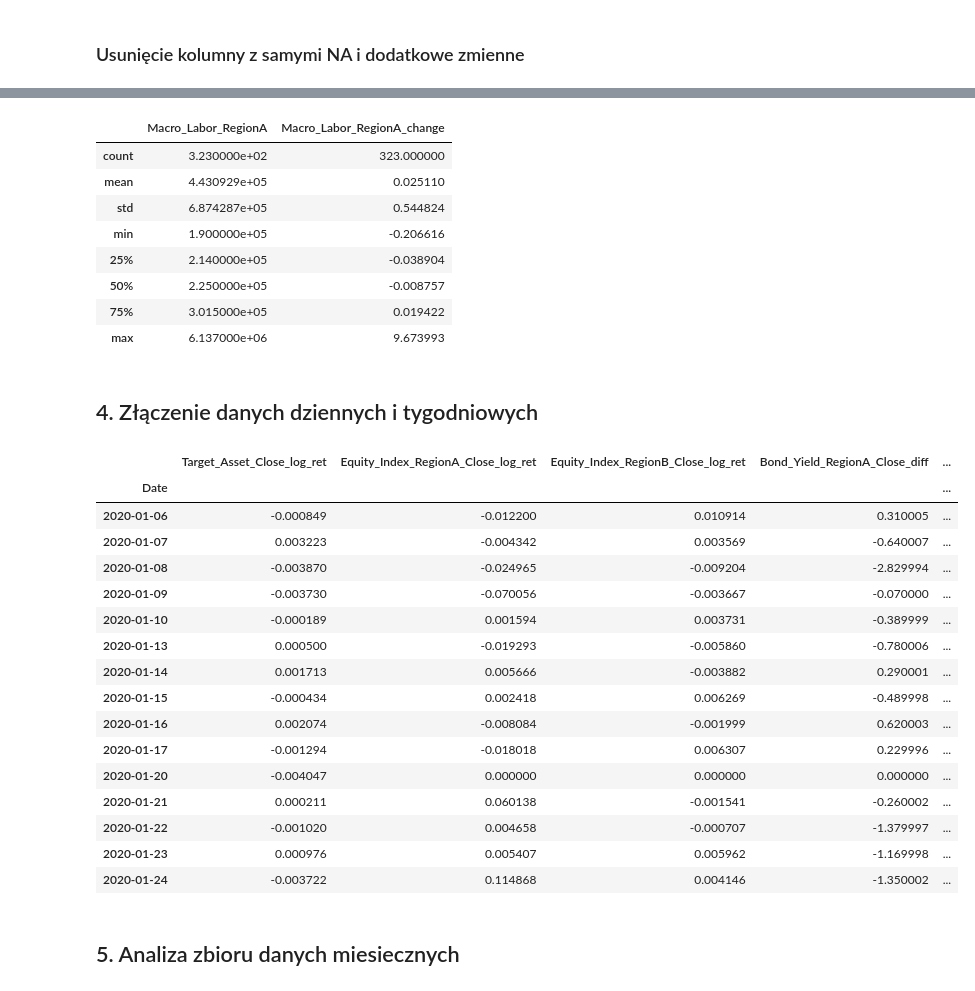
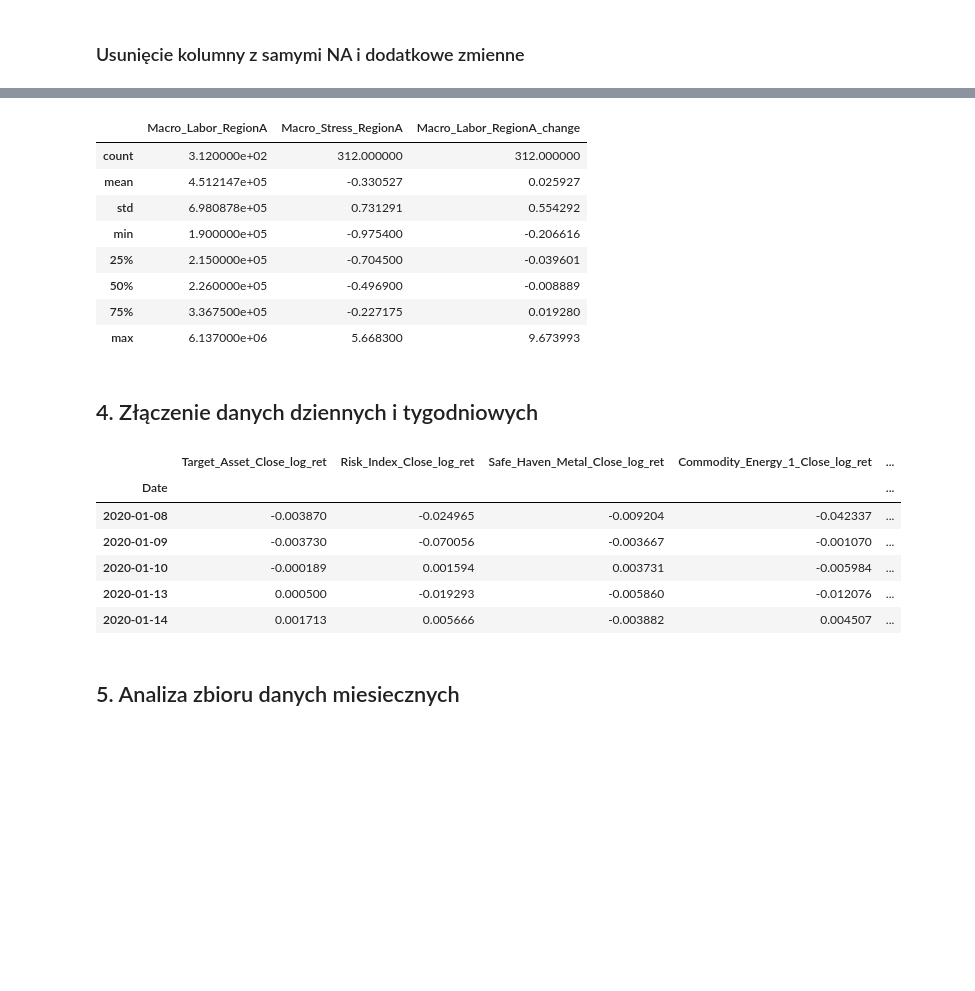
Before and after one commit to kacperskora/BICC_2026, a Jupyter notebook: notebooks/01_data_processing.ipynb, the cells around one changed output, grey strips where cells are left out. Cells and saved outputs as stored; diff of their text form; code cells hidden in the pictures; blank space fills up the shorter version.

```diff
--- a/notebooks/01_data_processing.ipynb
+++ b/notebooks/01_data_processing.ipynb
@@ -83,25 +83,5 @@ memory usage: 267.3 KB
 None
 # %%
-# zmiana nazw kolumn
-daily_mapping = {
-    'Unnamed: 1': 'Target_Asset_Close',
-    'Unnamed: 2': 'Target_Asset_Volume',
-    'Unnamed: 3': 'Equity_Index_RegionA_Close',
-    'Unnamed: 4': 'Equity_Index_RegionA_Volume',
-    'Unnamed: 5': 'Equity_Index_RegionB_Close',
-    'Unnamed: 6': 'Equity_Index_RegionB_Volume',
-    'Unnamed: 7': 'Bond_Yield_RegionA_Close',
-    'Unnamed: 8': 'Bond_Yield_RegionA_Volume',
-    'Unnamed: 9': 'Commodity_Energy_1_Close',
-    'Unnamed: 10': 'Commodity_Energy_1_Volume',
-    'Unnamed: 11': 'Safe_Haven_Metal_Close',
-    'Unnamed: 12': 'Safe_Haven_Metal_Volume',
-    'Unnamed: 13': 'Risk_Index_Close',
-    'Unnamed: 14': 'Risk_Index_Volume'
-}
-
-# Zmiana nazw
-data_daily.rename(columns=daily_mapping, inplace=True)
 
 # Czyszczenie: wypełnianie luk w cenach ( Close ) zgodnie z instrukcją
 close_cols = [col for col in data_daily.columns if '_Close' in col]
@@ -159,6 +139,6 @@ data_daily.describe()
 # %%
 # usuniecie danych z pustymi wolumenami (0 lub NA)
-data_daily = data_daily.drop(columns=['Target_Asset_Volume', 'Equity_Index_RegionA_Volume', 'Commodity_Energy_1_Volume', 'Commodity_Energy_2_Volume', 'Supply_Chain_Index_Volume', 'ESG_Asset_Volume'])
+data_daily = data_daily.drop(columns=['Risk_Index_Volume', 'Bond_Yield_RegionA_Volume', 'Supply_Chain_Index_Volume'])
 # %%
 # analiza brakow danych
 
@@ -226,9 +204,3 @@ memory usage: 139.7 KB
-# %%
-# T+1 Target
-df_returns['TARGET_Next_Day_Ret'] = df_returns['Target_Asset_Close_log_ret'].shift(-1)
-
-# Usuwamy ostatni wiersz (bo nie ma jutra)
-df_returns = df_returns.dropna()
 # %% [markdown]
 ## 3. Analiza zbioru danych tygodniowych ##
 # %% [markdown]
@@ -261,10 +233,7 @@ memory usage: 7.6 KB
 data_weekly_processed = data_weekly.copy()
 
 # dodatkowa zmienna - zmiana procentowa zatrudnienia
-data_weekly_processed['Macro_Labor_RegionA_change'] = (data_weekly_processed['Macro_Labor_RegionA'] - data_weekly_processed['Macro_Labor_RegionA'].shift(1))/data_weekly_processed['Macro_Labor_RegionA'].shift(1)
-
-# usunięcie NA
-data_weekly_processed.drop(columns = ['Macro_Stress_RegionA'], inplace = True)
+data_weekly_processed['Macro_Labor_RegionA_change'] = data_weekly_processed['Macro_Labor_RegionA'].pct_change()
 
 data_weekly_processed.dropna(inplace = True)
 data_weekly_processed.head()
@@ -279,15 +248,15 @@ data_weekly_processed.head()
 # %%
 data_weekly_processed.describe()
 # %% [output]
-|  | Macro_Labor_RegionA | Macro_Labor_RegionA_change |
-| count | 3.230000e+02 | 323.000000 |
-| mean | 4.430929e+05 | 0.025110 |
-| std | 6.874287e+05 | 0.544824 |
-| min | 1.900000e+05 | -0.206616 |
-| 25% | 2.140000e+05 | -0.038904 |
-| 50% | 2.250000e+05 | -0.008757 |
-| 75% | 3.015000e+05 | 0.019422 |
-| max | 6.137000e+06 | 9.673993 |
+|  | Macro_Labor_RegionA | Macro_Stress_RegionA | Macro_Labor_RegionA_change |
+| count | 3.120000e+02 | 312.000000 | 312.000000 |
+| mean | 4.512147e+05 | -0.330527 | 0.025927 |
+| std | 6.980878e+05 | 0.731291 | 0.554292 |
+| min | 1.900000e+05 | -0.975400 | -0.206616 |
+| 25% | 2.150000e+05 | -0.704500 | -0.039601 |
+| 50% | 2.260000e+05 | -0.496900 | -0.008889 |
+| 75% | 3.367500e+05 | -0.227175 | 0.019280 |
+| max | 6.137000e+06 | 5.668300 | 9.673993 |
 # %% [markdown]
 ## 4. Złączenie danych dziennych i tygodniowych ##
 # %%
@@ -310,25 +279,15 @@ df_combined = pd.merge_asof(
 # Dane tygodniowe "wskakują" raz na tydzień, przez resztę dni musimy je powtarzać.
 df_combined['Macro_Labor_RegionA_change'] = df_combined['Macro_Labor_RegionA_change'].ffill()
 # %%
-df_combined.head(15)
+df_combined.head()
 # %% [output]
-|  | Target_Asset_Close_log_ret | Equity_Index_RegionA_Close_log_ret | Equity_Index_RegionB_Close_log_ret | Bond_Yield_RegionA_Close_diff | ... |
+|  | Target_Asset_Close_log_ret | Risk_Index_Close_log_ret | Safe_Haven_Metal_Close_log_ret | Commodity_Energy_1_Close_log_ret | ... |
 | Date |  |  |  |  | ... |
-| 2020-01-06 | -0.000849 | -0.012200 | 0.010914 | 0.310005 | ... |
-| 2020-01-07 | 0.003223 | -0.004342 | 0.003569 | -0.640007 | ... |
-| 2020-01-08 | -0.003870 | -0.024965 | -0.009204 | -2.829994 | ... |
-| 2020-01-09 | -0.003730 | -0.070056 | -0.003667 | -0.070000 | ... |
-| 2020-01-10 | -0.000189 | 0.001594 | 0.003731 | -0.389999 | ... |
-| 2020-01-13 | 0.000500 | -0.019293 | -0.005860 | -0.780006 | ... |
-| 2020-01-14 | 0.001713 | 0.005666 | -0.003882 | 0.290001 | ... |
-| 2020-01-15 | -0.000434 | 0.002418 | 0.006269 | -0.489998 | ... |
-| 2020-01-16 | 0.002074 | -0.008084 | -0.001999 | 0.620003 | ... |
-| 2020-01-17 | -0.001294 | -0.018018 | 0.006307 | 0.229996 | ... |
-| 2020-01-20 | -0.004047 | 0.000000 | 0.000000 | 0.000000 | ... |
-| 2020-01-21 | 0.000211 | 0.060138 | -0.001541 | -0.260002 | ... |
-| 2020-01-22 | -0.001020 | 0.004658 | -0.000707 | -1.379997 | ... |
-| 2020-01-23 | 0.000976 | 0.005407 | 0.005962 | -1.169998 | ... |
-| 2020-01-24 | -0.003722 | 0.114868 | 0.004146 | -1.350002 | ... |
+| 2020-01-08 | -0.003870 | -0.024965 | -0.009204 | -0.042337 | ... |
+| 2020-01-09 | -0.003730 | -0.070056 | -0.003667 | -0.001070 | ... |
+| 2020-01-10 | -0.000189 | 0.001594 | 0.003731 | -0.005984 | ... |
+| 2020-01-13 | 0.000500 | -0.019293 | -0.005860 | -0.012076 | ... |
+| 2020-01-14 | 0.001713 | 0.005666 | -0.003882 | 0.004507 | ... |
 # %% [markdown]
 ## 5. Analiza zbioru danych miesiecznych ##
 # %%
```
Also changed, not shown: parts of 21 cells of this notebook.
